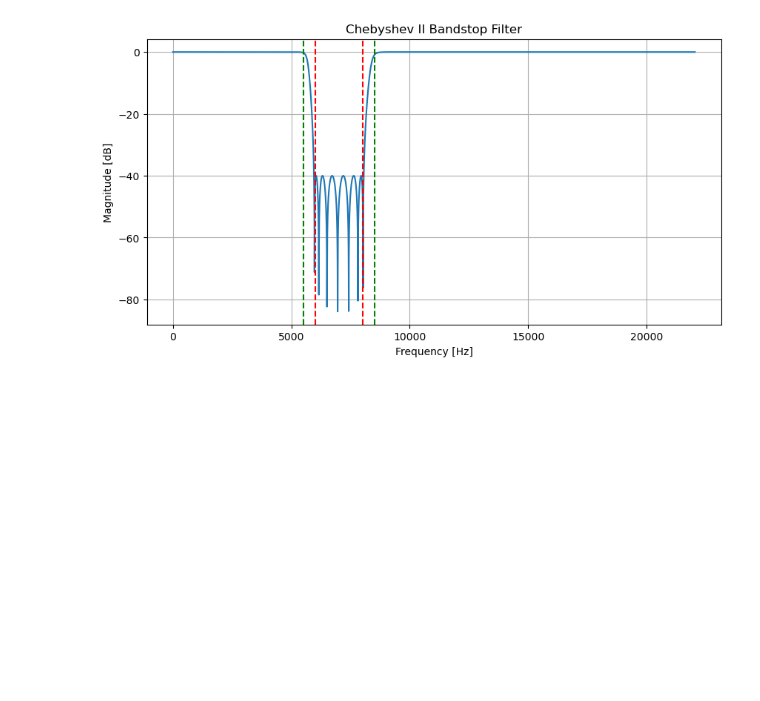
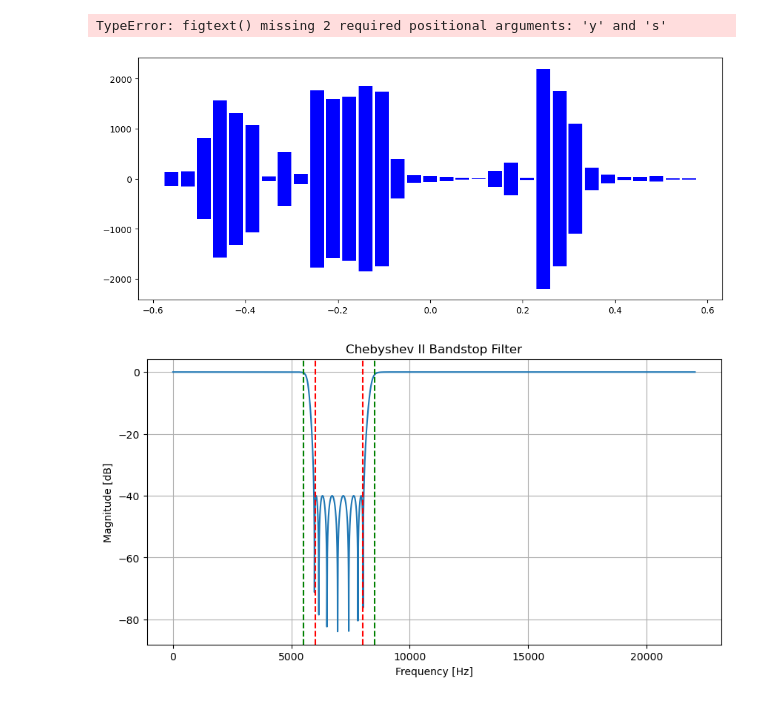
Before and after one commit to lightman48/22051_Final_Project, a Jupyter notebook: ProGro21_main.ipynb, the cells around one changed output. Saved outputs shown, nothing was run; the diff lists cells and outputs as text; code cells hidden in the pictures; blank space fills up the shorter version.

```diff
--- a/ProGro21_main.ipynb
+++ b/ProGro21_main.ipynb
@@ -27,6 +23,10 @@ if music.ndim > 1: #enforce mono
 t_music = np.arange(len(music)) / fs_music
 # %%
 #Ship name section
+name_visual()
+# %% [output]
+TypeError: figtext() missing 2 required positional arguments: 'y' and 's'
+[figure, added]
 # %%
 #Bandstop filter section
 design_cheby2_bandstop(fs,5500, 8500, 6000, 8000, 40)
```
Also changed, not shown: parts of 2 cells of this notebook, 1 other file.
